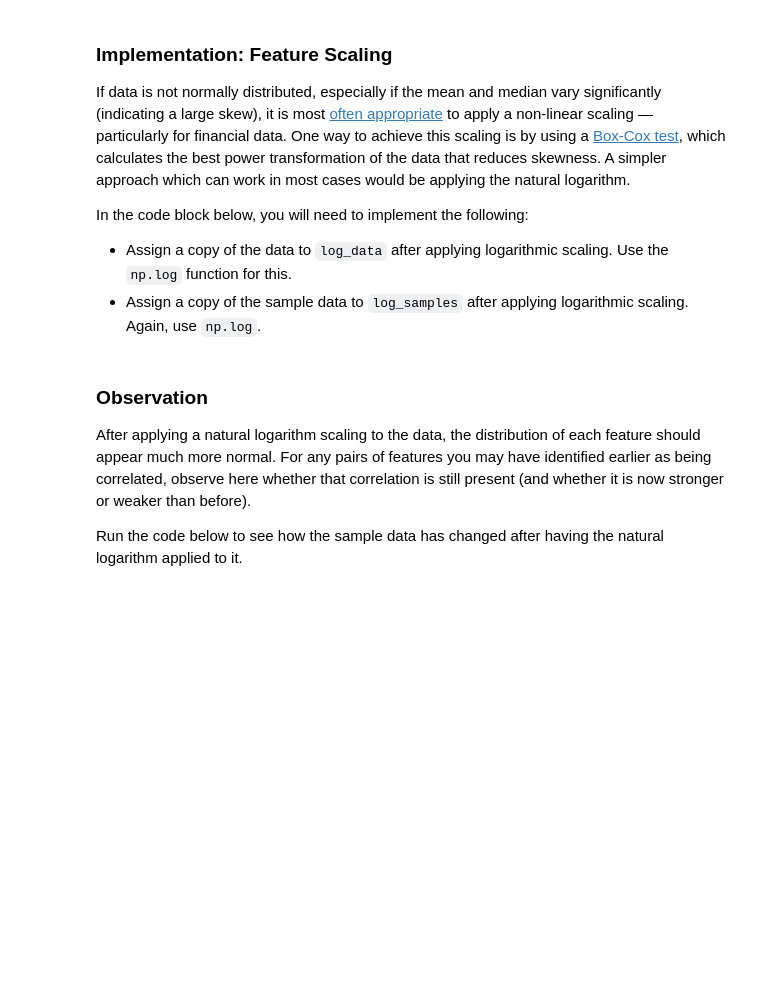
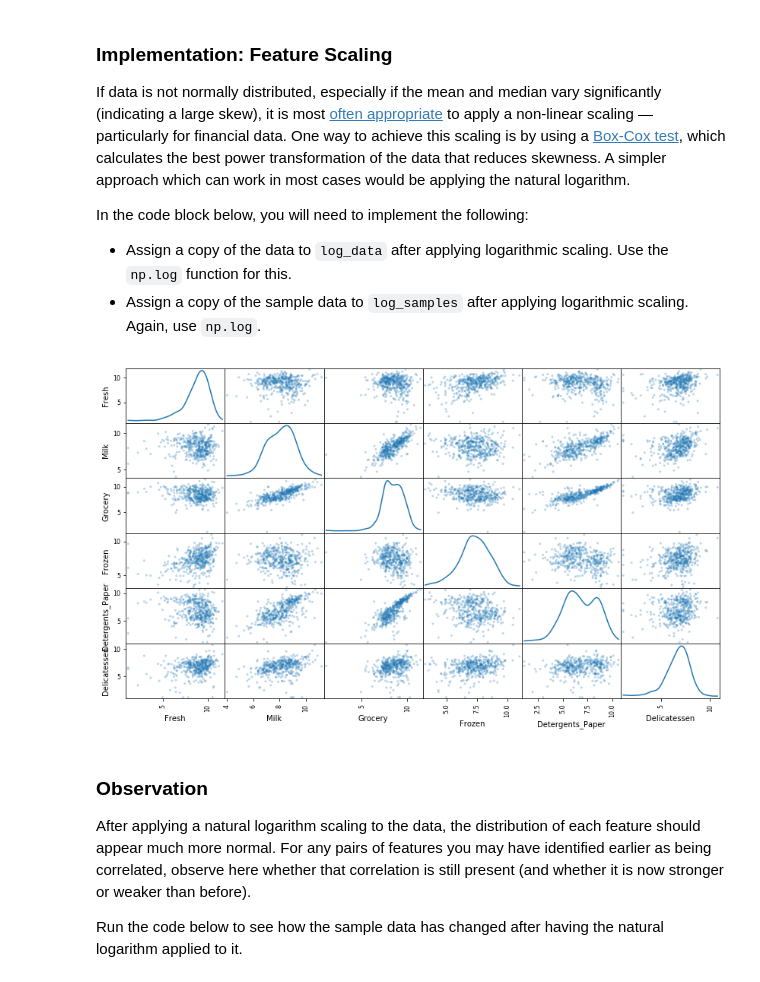
Before and after one commit to dbilenkin/machine-learning, a Jupyter notebook: projects/customer_segments/customer_segments.ipynb, the cells around one changed output. Drawn from its saved outputs; the diff is of its cells as text; code cells hidden in the pictures; blank space fills up the shorter version.

```diff
--- a/projects/customer_segments/customer_segments.ipynb
+++ b/projects/customer_segments/customer_segments.ipynb
@@ -156,13 +179,15 @@ In the code block below, you will need to implement the following:
  - Assign a copy of the sample data to `log_samples` after applying logarithmic scaling. Again, use `np.log`.
 # %%
 # TODO: Scale the data using the natural logarithm
-log_data = None
+log_data = np.log(data)
 
 # TODO: Scale the sample data using the natural logarithm
-log_samples = None
+log_samples = np.log(samples)
 
 # Produce a scatter matrix for each pair of newly-transformed features
 pd.scatter_matrix(log_data, alpha = 0.3, figsize = (14,8), diagonal = 'kde');
+# %% [output]
+[figure, added]
 # %% [markdown]
 ### Observation
 After applying a natural logarithm scaling to the data, the distribution of each feature should appear much more normal. For any pairs of features you may have identified earlier as being correlated, observe here whether that correlation is still present (and whether it is now stronger or weaker than before).
```
Also changed, not shown: parts of 37 cells of this notebook, 1 other file.
